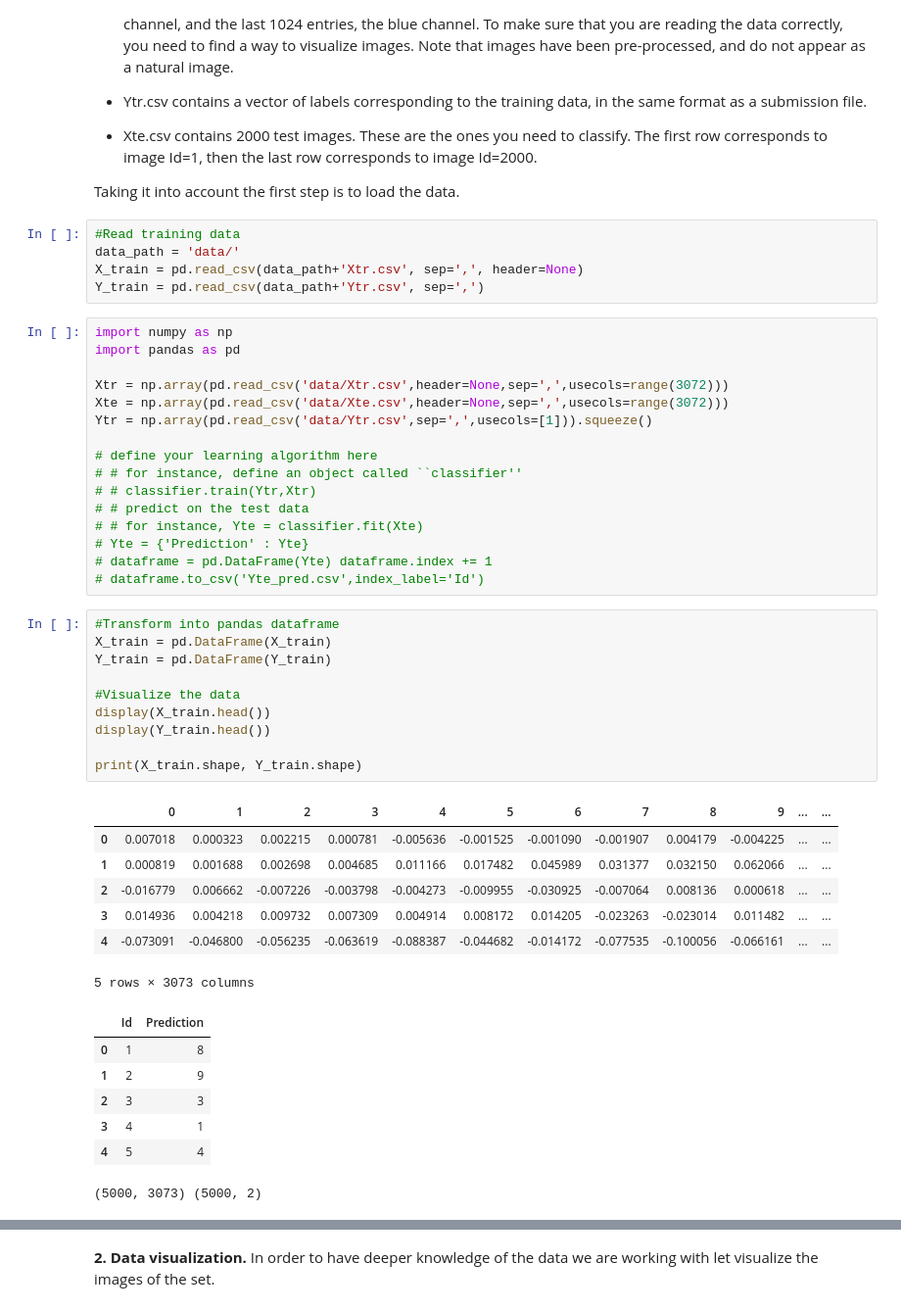
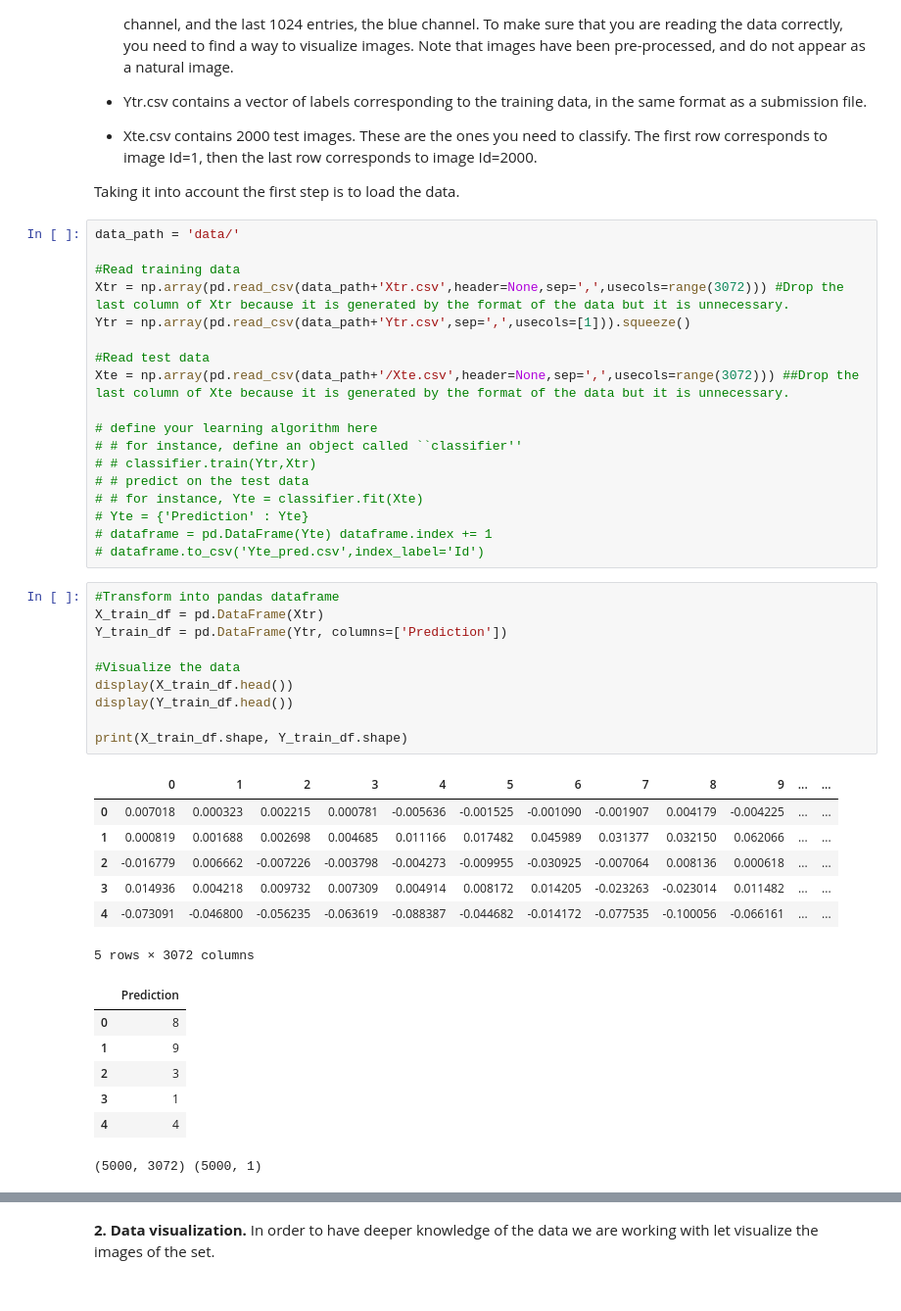
Before and after one commit to jlopetegui98/KernelMethods_DataChallenge, a Jupyter notebook: main.ipynb, the cells around one changed output, grey strips where cells are left out. Shown: that part at 98% size. Saved outputs shown, nothing was run; the diff lists cells and outputs as text.

```diff
--- a/main.ipynb
+++ b/main.ipynb
@@ -31,18 +31,15 @@ The information about the structure of the data provided by the authors of the c
 - Xte.csv contains 2000 test images. These are the ones you need to classify. The first row corresponds to image Id=1, then the last row corresponds to image Id=2000.
 
 Taking it into account the first step is to load the data.
-# %%
-#Read training data
-data_path = 'data/'
-X_train = pd.read_csv(data_path+'Xtr.csv', sep=',', header=None)
-Y_train = pd.read_csv(data_path+'Ytr.csv', sep=',')
 # %%
-import numpy as np
-import pandas as pd
+data_path = 'data/'
 
-Xtr = np.array(pd.read_csv('data/Xtr.csv',header=None,sep=',',usecols=range(3072)))
-Xte = np.array(pd.read_csv('data/Xte.csv',header=None,sep=',',usecols=range(3072)))
-Ytr = np.array(pd.read_csv('data/Ytr.csv',sep=',',usecols=[1])).squeeze()
+#Read training data
+Xtr = np.array(pd.read_csv(data_path+'Xtr.csv',header=None,sep=',',usecols=range(3072))) #Drop the last column of Xtr because it is generated by the format of the data but it is unnecessary.
+Ytr = np.array(pd.read_csv(data_path+'Ytr.csv',sep=',',usecols=[1])).squeeze()
+
+#Read test data
+Xte = np.array(pd.read_csv(data_path+'/Xte.csv',header=None,sep=',',usecols=range(3072))) ##Drop the last column of Xte because it is generated by the format of the data but it is unnecessary.
 
 # define your learning algorithm here
 # # for instance, define an object called ``classifier''
@@ -54,26 +51,26 @@ Ytr = np.array(pd.read_csv('data/Ytr.csv',sep=',',usecols=[1])).squeeze()
 # dataframe.to_csv('Yte_pred.csv',index_label='Id')
 # %%
 #Transform into pandas dataframe
-X_train = pd.DataFrame(X_train)
-Y_train = pd.DataFrame(Y_train)
+X_train_df = pd.DataFrame(Xtr)
+Y_train_df = pd.DataFrame(Ytr, columns=['Prediction'])
 
 #Visualize the data
-display(X_train.head())
-display(Y_train.head())
+display(X_train_df.head())
+display(Y_train_df.head())
 
-print(X_train.shape, Y_train.shape)
+print(X_train_df.shape, Y_train_df.shape)
 # %% [output]
 |  | 0 | 1 | 2 | 3 | 4 | 5 | 6 | 7 | 8 | 9 | ... | ... |
 | 0 | 0.007018 | 0.000323 | 0.002215 | 0.000781 | -0.005636 | -0.001525 | -0.001090 | -0.001907 | 0.004179 | -0.004225 | ... | ... |
 | 1 | 0.000819 | 0.001688 | 0.002698 | 0.004685 | 0.011166 | 0.017482 | 0.045989 | 0.031377 | 0.032150 | 0.062066 | ... | ... |
 | 2 | -0.016779 | 0.006662 | -0.007226 | -0.003798 | -0.004273 | -0.009955 | -0.030925 | -0.007064 | 0.008136 | 0.000618 | ... | ... |
 | 3 | 0.014936 | 0.004218 | 0.009732 | 0.007309 | 0.004914 | 0.008172 | 0.014205 | -0.023263 | -0.023014 | 0.011482 | ... | ... |
 | 4 | -0.073091 | -0.046800 | -0.056235 | -0.063619 | -0.088387 | -0.044682 | -0.014172 | -0.077535 | -0.100056 | -0.066161 | ... | ... |
-5 rows × 3073 columns
+5 rows × 3072 columns
-|  | Id | Prediction |
-| 0 | 1 | 8 |
-| 1 | 2 | 9 |
-| 2 | 3 | 3 |
-| 3 | 4 | 1 |
-| 4 | 5 | 4 |
+|  | Prediction |
+| 0 | 8 |
+| 1 | 9 |
+| 2 | 3 |
+| 3 | 1 |
+| 4 | 4 |
-(5000, 3073) (5000, 2)
+(5000, 3072) (5000, 1)
```
Also changed, not shown: parts of 30 cells of this notebook.
